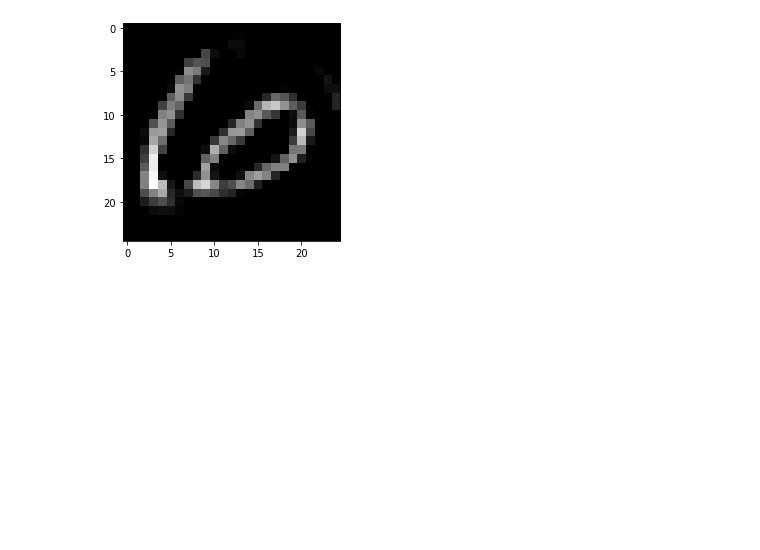
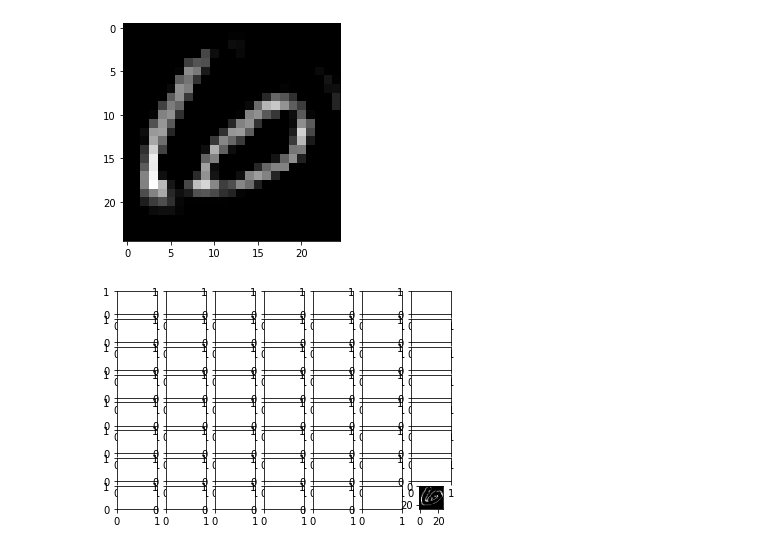
Before and after one commit to AnirbanMukherjeeXD/cnn-mnist-digits, a Jupyter notebook: CNN_MNIST_Functional_Model.ipynb, the cells around one changed output. Drawn from its saved outputs; the diff is of its cells as text; code cells hidden in the pictures; blank space fills up the shorter version.

```diff
--- a/CNN_MNIST_Functional_Model.ipynb
+++ b/CNN_MNIST_Functional_Model.ipynb
@@ -172,9 +172,11 @@ plt.imshow(pred.reshape(25,25,32)[:,:,4])
 # %%
 fig, ax = plt.subplots(nrows=8, ncols=7)#, figsize=(20, 10)
 i,j=0,0
 for ii in range(32):
-    ax[0].plot(2)#.imshow(pred.reshape(25,25,32)[:,:,ii])
+    plt.imshow(pred.reshape(25,25,32)[:,:,ii])
     # j=j+1
     # if(ii%3==0):
     #     i=i+1
     #     j=0
+# %% [output]
+[figure, added]
```
